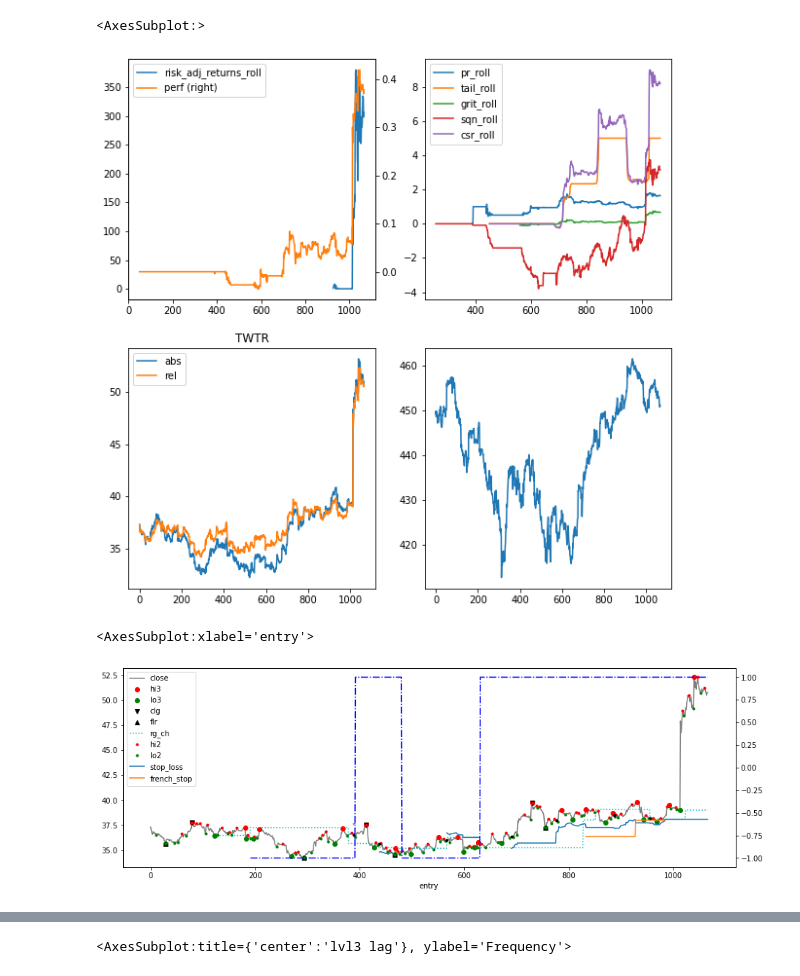
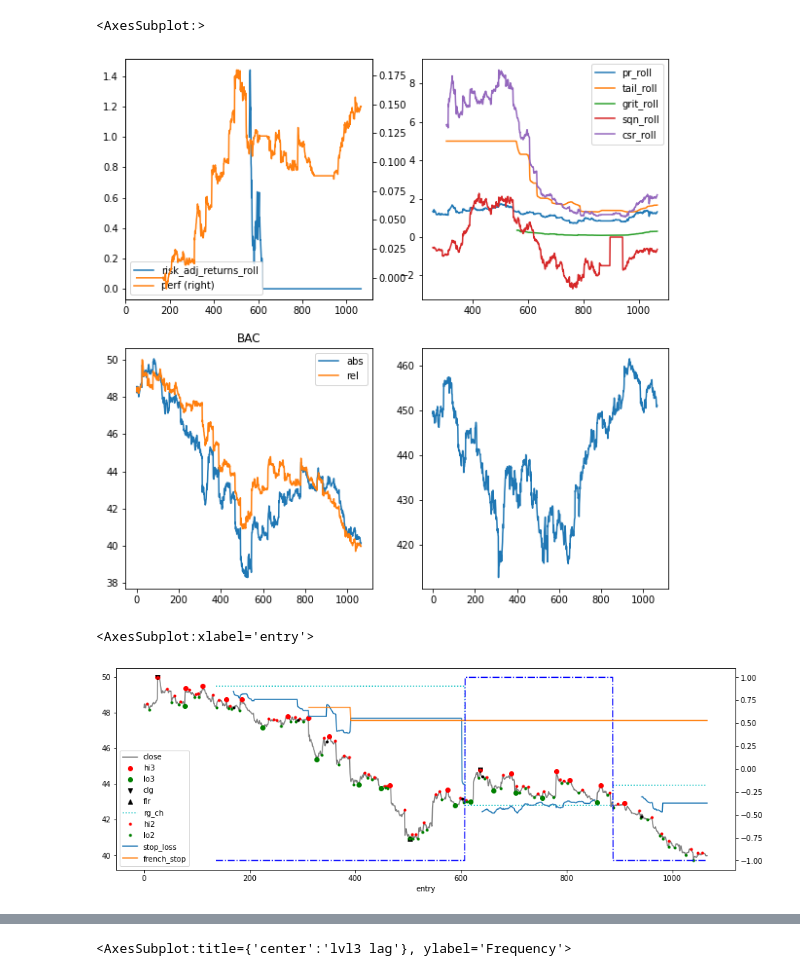
Before and after one commit to bjahnke/backtest_notebook, a Jupyter notebook: notes/backtester.ipynb, the cells around one changed output, grey strips where cells are left out. Cells and saved outputs as stored; diff of their text form; code cells hidden in the pictures.

```diff
--- a/notes/backtester.ipynb
+++ b/notes/backtester.ipynb
@@ -9,23 +10 @@ import regime as sur
 # import src.floor_ceiling_regime
-# %%
-_data_loader = sbtu.DataLoader.init_from_paths(r'..\data_args\other.json', r'..\data_args\base.json')
-_strategy_path = _data_loader.file_path('strategy_lookup.pkl')
-with open(_strategy_path, 'rb') as f:
-    _strategy_lookup = pickle.load(f)
-
-_entry_path = _data_loader.file_path('entry_table.pkl')
-with open(_entry_path, 'rb') as f:
-    _entry_table = pickle.load(f)
-
-_peak_path = _data_loader.file_path('peak_table.pkl')
-with open(_peak_path, 'rb') as f:
-    _peak_table = pickle.load(f)
-
-_bench_str = 'SPY'
-_interval = '15m'
-_price_data = pd.read_csv(_data_loader.history_path(), index_col=0, header=[0,1]).astype('float64')
-_bench = pd.read_csv(_data_loader.bench_path(), index_col=0).astype('float64')
-_relative_rebased = sbtu.PriceGlob(_price_data).relative_rebased(_bench.close)
-_strategy_overview = pd.read_csv(_data_loader.file_path('stat_overview.csv'))
-
-_price_data_by_symbol = sbtu.PriceGlob(_price_data).swap_level()
@@ -32,28 +22,28 @@ _price_data_by_symbol = sbtu.PriceGlob(_price_data).swap_level()
 # %%
-symbol = 'TWTR'
+symbol = 'BAC'
 _strat_data = _strategy_lookup[symbol]
 _stats = _strategy_lookup[symbol].stat_historical
 _, axs = plt.subplots(2, 2)
 _stats[['risk_adj_returns_roll', 'perf']].plot(secondary_y=['perf'], ax=axs[0, 0], figsize=[10,10])
 plot_copy = _stats[['pr_roll', 'tail_roll', 'grit_roll', 'sqn_roll', 'csr_roll']]
 plot_copy.plot(ax=axs[0, 1])
 
 def get_abs_rel(_s):
     sd = _price_data_by_symbol.data[_s]
     rel = sur.simple_relative(sd, _bench.close).close
     return pd.DataFrame(
         data={
             'abs': sd.close,
             'rel': rel
         }
     )
 
 _symbol_data = _price_data_by_symbol.data[symbol]
 get_abs_rel(symbol).plot(title=symbol, ax=axs[1, 0])
 _bench.close.plot(ax=axs[1, 1])
 # %% [output]
 <AxesSubplot:>
-[figure, old version]
+[figure, new version]
 # %%
 epd = _strategy_lookup[symbol].enhanced_price_data.copy()
 epd['french_stop'] = _strategy_lookup[symbol].french_stop.stop_price
@@ -67,7 +57,7 @@ _en_cpy.index = _en_cpy.entry
 _en_cpy.en_px.plot(style='k.')
 # %% [output]
 <AxesSubplot:xlabel='entry'>
-[figure, old version]
+[figure, new version]
 # %%
 
 _pt = _strategy_lookup[symbol].peak_table.copy()
```
Also changed, not shown: parts of 13 cells of this notebook, 3 other files.
